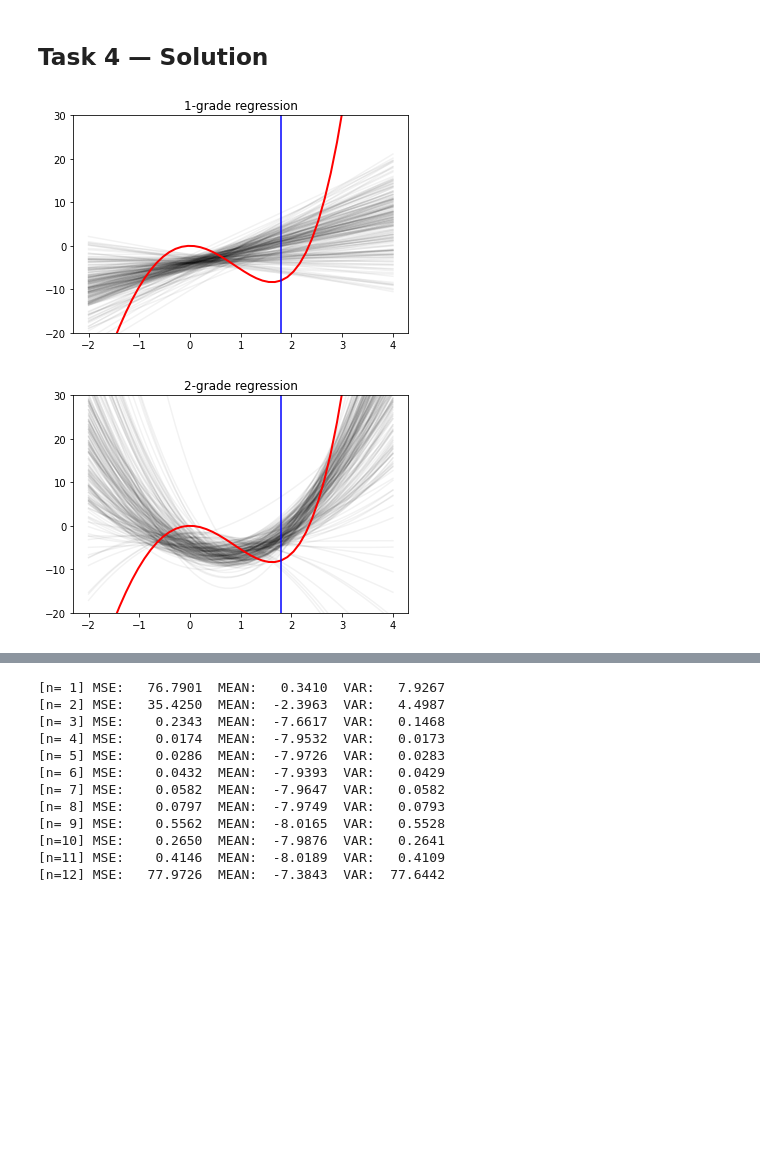
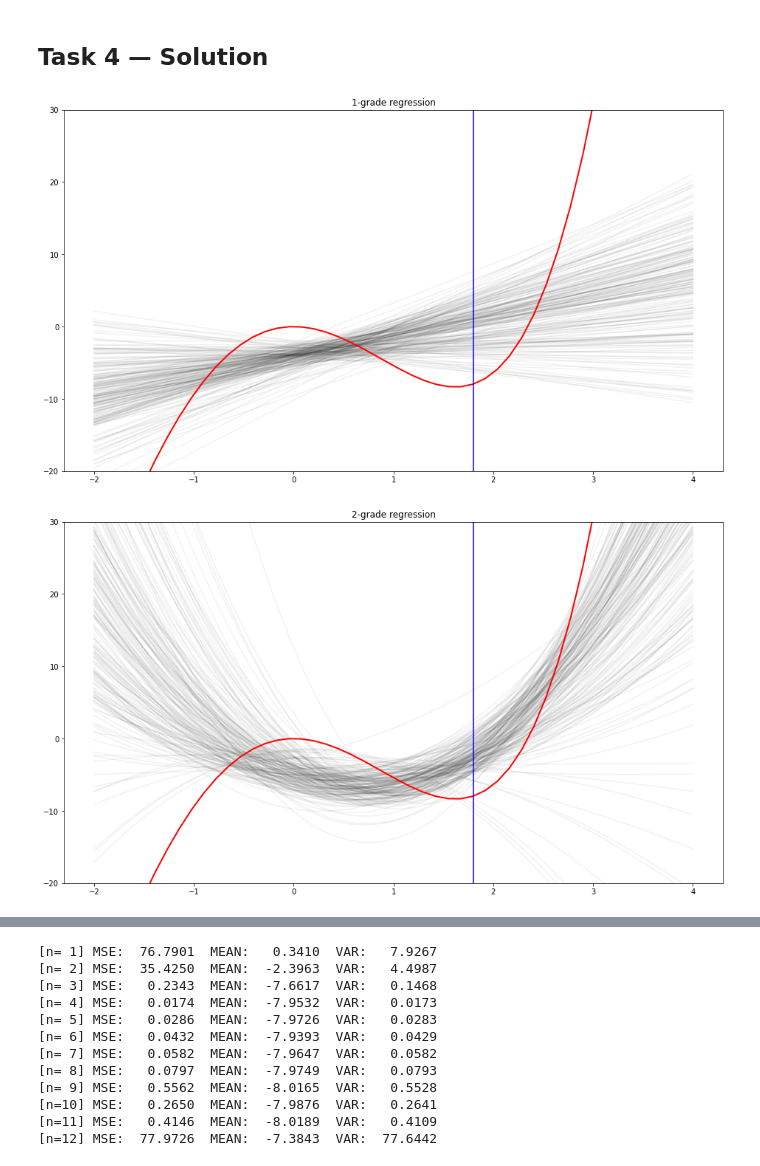
Before and after one commit to Steve2608/machine-learning-supervised-techniques, a Jupyter notebook: UE2/A02_01555842_Brandl_Stefan.ipynb, the cells around one changed output, grey strips where cells are left out. Cells and saved outputs as stored; diff of their text form; code cells hidden in the pictures; blank space fills up the shorter version.

```diff
--- a/UE2/A02_01555842_Brandl_Stefan.ipynb
+++ b/UE2/A02_01555842_Brandl_Stefan.ipynb
@@ -132,11 +137,7 @@ Thus we can see that the Bayes-optimal classifier is $\approx$ 1.966
 ## Task 2 &mdash; Solution
 Your analytic results go here.
 # %%
-from numpy import array
-from math import sqrt, log
+x = (50/14) + np.asarray([-1, 1])*np.sqrt((50/14)**2 - (71/7) - (4/7)*np.log(3/(2*np.sqrt(2))))
 
-x = (50/14) + array([-1, 1])*sqrt((50/14)**2 - (71/7) - (4/7)*log(3/(2*sqrt(2))))
-
-print("x1 =", x[0])
-print("x2 =", x[1])
+print(f'x1 = {x[0]:.4f}', f'x2 = {x[1]:.4f}', sep='\n')
 # %% [output]
@@ -178,57 +179,53 @@ After having followed these steps, visualize your results appropriately. Discuss
 # %% [markdown]
 ## Task 4 &mdash; Solution
 # %%
-import matplotlib.pyplot as plt
-
-import numpy as np
-
-from numpy import sqrt, zeros, mean, var, linspace
-from numpy.random import normal as qnorm, sample, seed
-
 def f(x):
     return 0.6*x**4 + 2*x**3 - 8*x**2
 
+
 def f_noise(x):
-    return f(x) + qnorm(0, sqrt(0.09), len(x))
+    return f(x) + np.random.normal(0, np.sqrt(0.09), len(x))
+
 
 # for reproducibility
-seed(17)
+np.random.seed(17)
 
 lower, upper = -1, 3
 n_samples = 200
 l = 20
 n = list(range(1, 13))
 x0 = 1.8
 
-predictions = zeros((len(n), n_samples))
-x_vals = linspace(lower - 1, upper + 1, 50)
+predictions = np.zeros((len(n), n_samples))
+x_vals = np.linspace(lower - 1, upper + 1, 50)
 
 for k in n:
+    plt.figure(figsize=(16, 9))
     for i in range(n_samples):
-        x = sample(l) * (upper - lower) + lower
+        x = np.random.sample(l) * (upper - lower) + lower
         y = f_noise(x)
 
         poly = np.polyfit(x, y, k)
         regress_function = np.poly1d(poly)
         predictions[k - 1, i] = regress_function(x0)
 
-        x_vals = linspace(lower - 1, upper + 1, 50)
-        plt.plot(x_vals, regress_function(x_vals), color="k", alpha=0.05)
+        plt.plot(x_vals, regress_function(x_vals), color='k', alpha=0.05)
 
-    plt.title(f"{k}-grade regression")
+    plt.title(f'{k}-grade regression')
     plt.ylim((-20, 30))
-    plt.plot(x_vals, f(x_vals), color="r", linewidth=2)
-    plt.axvline(x=x0, color="b")
+    plt.plot(x_vals, f(x_vals), color='r', linewidth=2)
+    plt.axvline(x=x0, color='b')
     plt.show()
 
 
-for i, line in zip(range(len(n)), predictions):
-    print("[n={:2}] MSE:  {:8.4f}  MEAN: {:8.4f}  VAR: {:8.4f}".format(i + 1, ((line - f(x0))**2).mean(), line.mean(), line.var()))
+for i, line in enumerate(predictions):
+    print(f'[n={i+1:2d}] MSE: {np.mean((line - f(x0))**2):8.4f}  MEAN: {line.mean():8.4f}  VAR: {line.var():8.4f}')
 
-plt.title("Bias squared")
-plt.plot(n, [((predictions[i - 1, :] - f(x0))**2).mean() for i in n], color="b")
-plt.xlabel("n")
+plt.figure(figsize=(16, 9))
+plt.title('Bias squared')
+plt.plot(n, [np.mean((predictions[i - 1, :] - f(x0))**2) for i in n], color='b')
+plt.xlabel('n')
 plt.show()
 # %% [output]
-[figure, old version]
+[figure, new version]
-[figure, old version]
+[figure, new version]
```
Also changed, not shown: parts of 4 cells of this notebook, 1 other file.
